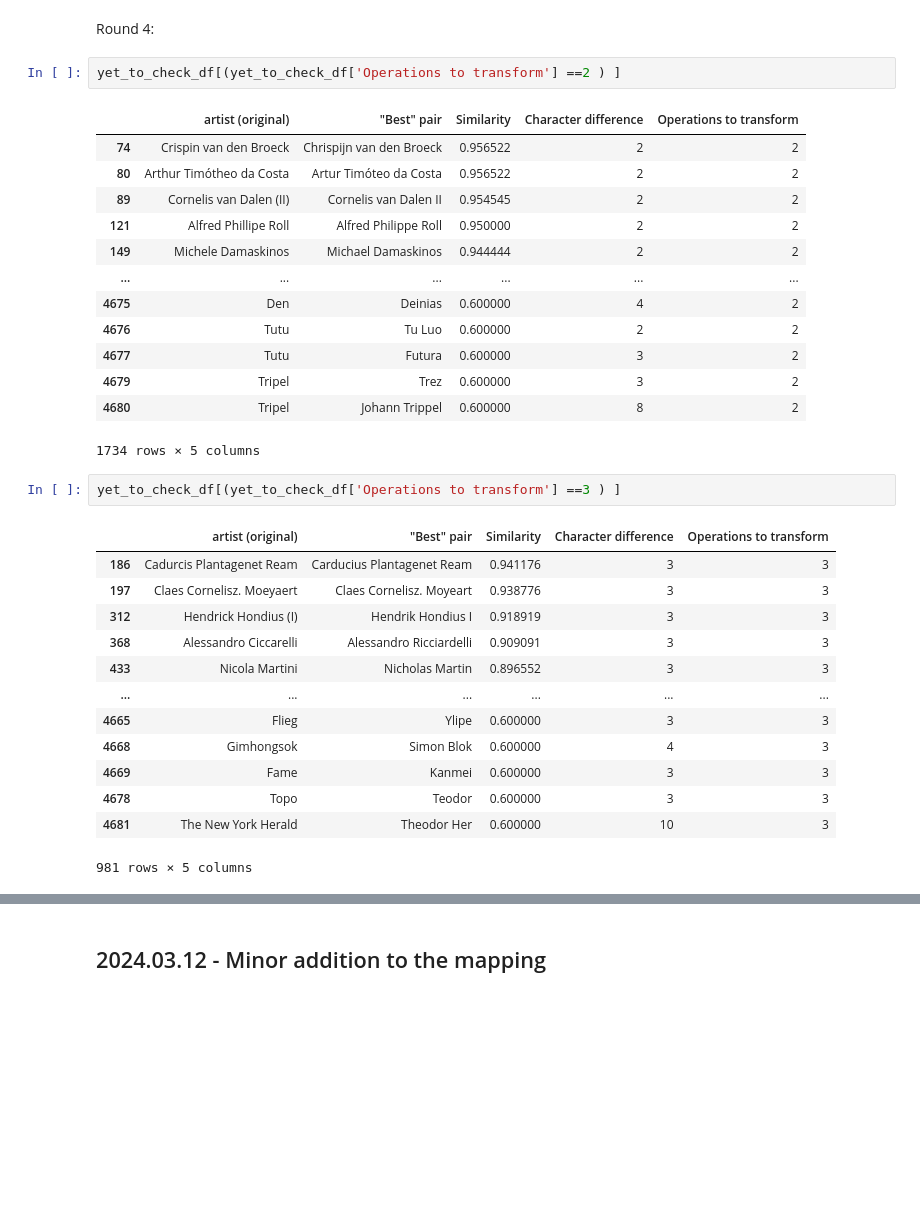
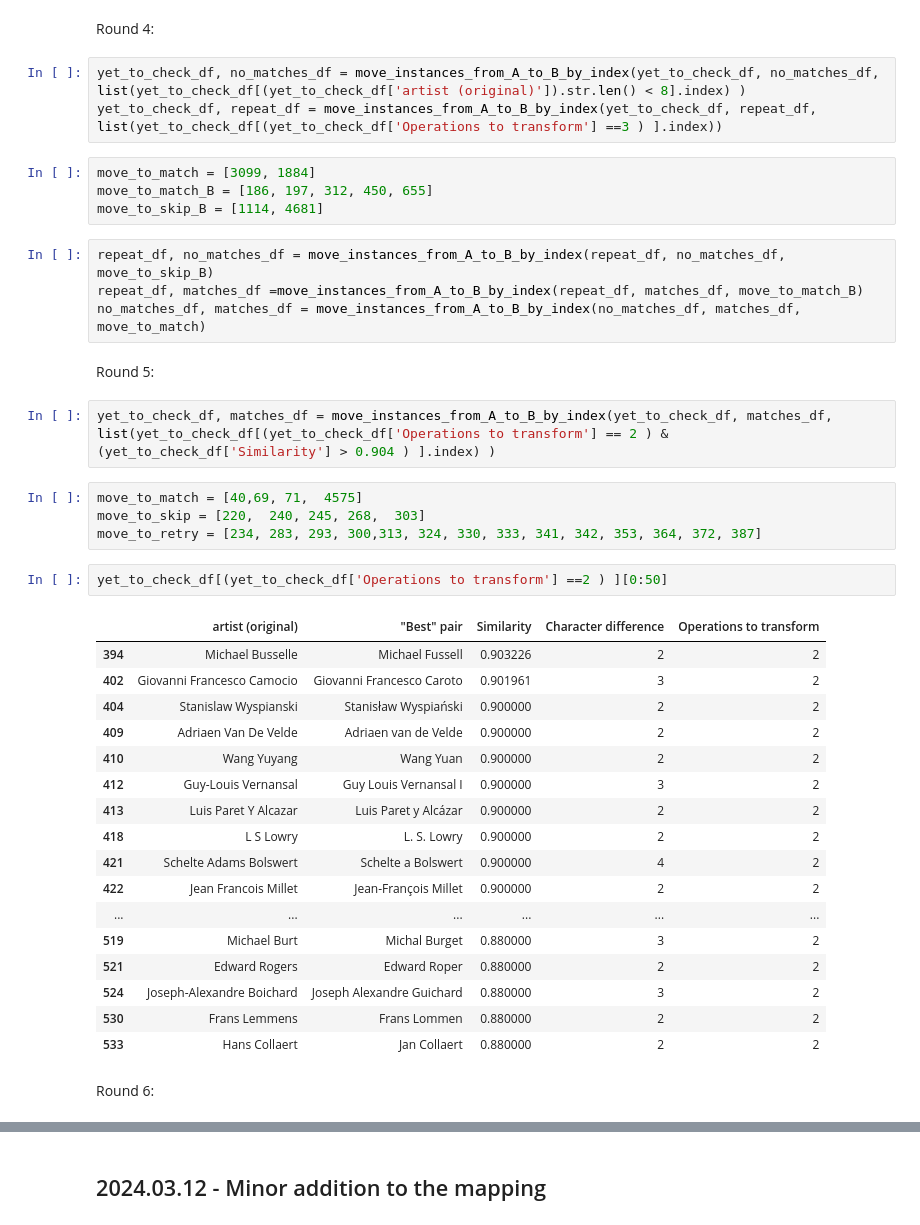
Before and after one commit to me9hanics/PainterPalette, a Jupyter notebook: datasets_notebook.ipynb, the cells around one changed output, grey strips where cells are left out. Saved outputs shown, nothing was run; the diff lists cells and outputs as text; blank space fills up the shorter version.

```diff
--- a/datasets_notebook.ipynb
+++ b/datasets_notebook.ipynb
@@ -309,35 +309,44 @@ repeat_df.to_csv('datasets/saves/temporary/repeat_df.csv', index=False)
 yet_to_check_df.to_csv('datasets/saves/temporary/yet_to_check_df.csv', index=False)
 # %% [markdown]
 Round 4:
+# %%
+yet_to_check_df, no_matches_df = move_instances_from_A_to_B_by_index(yet_to_check_df, no_matches_df, list(yet_to_check_df[(yet_to_check_df['artist (original)']).str.len() < 8].index) )
+yet_to_check_df, repeat_df = move_instances_from_A_to_B_by_index(yet_to_check_df, repeat_df, list(yet_to_check_df[(yet_to_check_df['Operations to transform'] ==3 ) ].index))
+# %%
+move_to_match = [3099, 1884]
+move_to_match_B = [186, 197, 312, 450, 655]
+move_to_skip_B = [1114, 4681]
+# %%
+repeat_df, no_matches_df = move_instances_from_A_to_B_by_index(repeat_df, no_matches_df, move_to_skip_B)
+repeat_df, matches_df =move_instances_from_A_to_B_by_index(repeat_df, matches_df, move_to_match_B)
+no_matches_df, matches_df = move_instances_from_A_to_B_by_index(no_matches_df, matches_df, move_to_match)
+# %% [markdown]
+Round 5:
+# %%
+yet_to_check_df, matches_df = move_instances_from_A_to_B_by_index(yet_to_check_df, matches_df, list(yet_to_check_df[(yet_to_check_df['Operations to transform'] == 2 ) & (yet_to_check_df['Similarity'] > 0.904 ) ].index) )
+# %%
+move_to_match = [40,69, 71,  4575]
+move_to_skip = [220,  240, 245, 268,  303]
+move_to_retry = [234, 283, 293, 300,313, 324, 330, 333, 341, 342, 353, 364, 372, 387]
 # %%
-yet_to_check_df[(yet_to_check_df['Operations to transform'] ==2 ) ]
+yet_to_check_df[(yet_to_check_df['Operations to transform'] ==2 ) ][0:50]
 # %% [output]
 |  | artist (original) | "Best" pair | Similarity | Character difference | Operations to transform |
-| 74 | Crispin van den Broeck | Chrispijn van den Broeck | 0.956522 | 2 | 2 |
-| 80 | Arthur Timótheo da Costa | Artur Timóteo da Costa | 0.956522 | 2 | 2 |
-| 89 | Cornelis van Dalen (II) | Cornelis van Dalen II | 0.954545 | 2 | 2 |
-| 121 | Alfred Phillipe Roll | Alfred Philippe Roll | 0.950000 | 2 | 2 |
-| 149 | Michele Damaskinos | Michael Damaskinos | 0.944444 | 2 | 2 |
+| 394 | Michael Busselle | Michael Fussell | 0.903226 | 2 | 2 |
+| 402 | Giovanni Francesco Camocio | Giovanni Francesco Caroto | 0.901961 | 3 | 2 |
+| 404 | Stanislaw Wyspianski | Stanisław Wyspiański | 0.900000 | 2 | 2 |
+| 409 | Adriaen Van De Velde | Adriaen van de Velde | 0.900000 | 2 | 2 |
+| 410 | Wang Yuyang | Wang Yuan | 0.900000 | 2 | 2 |
+| 412 | Guy-Louis Vernansal | Guy Louis Vernansal I | 0.900000 | 3 | 2 |
+| 413 | Luis Paret Y Alcazar | Luis Paret y Alcázar | 0.900000 | 2 | 2 |
+| 418 | L S Lowry | L. S. Lowry | 0.900000 | 2 | 2 |
+| 421 | Schelte Adams Bolswert | Schelte a Bolswert | 0.900000 | 4 | 2 |
+| 422 | Jean Francois Millet | Jean-François Millet | 0.900000 | 2 | 2 |
 | ... | ... | ... | ... | ... | ... |
-| 4675 | Den | Deinias | 0.600000 | 4 | 2 |
-| 4676 | Tutu | Tu Luo | 0.600000 | 2 | 2 |
-| 4677 | Tutu | Futura | 0.600000 | 3 | 2 |
-| 4679 | Tripel | Trez | 0.600000 | 3 | 2 |
-| 4680 | Tripel | Johann Trippel | 0.600000 | 8 | 2 |
+| 519 | Michael Burt | Michal Burget | 0.880000 | 3 | 2 |
+| 521 | Edward Rogers | Edward Roper | 0.880000 | 2 | 2 |
+| 524 | Joseph-Alexandre Boichard | Joseph Alexandre Guichard | 0.880000 | 3 | 2 |
+| 530 | Frans Lemmens | Frans Lommen | 0.880000 | 2 | 2 |
+| 533 | Hans Collaert | Jan Collaert | 0.880000 | 2 | 2 |
-1734 rows × 5 columns
-# %%
-yet_to_check_df[(yet_to_check_df['Operations to transform'] ==3 ) ]
-# %% [output]
-|  | artist (original) | "Best" pair | Similarity | Character difference | Operations to transform |
-| 186 | Cadurcis Plantagenet Ream | Carducius Plantagenet Ream | 0.941176 | 3 | 3 |
-| 197 | Claes Cornelisz. Moeyaert | Claes Cornelisz. Moyeart | 0.938776 | 3 | 3 |
-| 312 | Hendrick Hondius (I) | Hendrik Hondius I | 0.918919 | 3 | 3 |
-| 368 | Alessandro Ciccarelli | Alessandro Ricciardelli | 0.909091 | 3 | 3 |
-| 433 | Nicola Martini | Nicholas Martin | 0.896552 | 3 | 3 |
-| ... | ... | ... | ... | ... | ... |
-| 4665 | Flieg | Ylipe | 0.600000 | 3 | 3 |
-| 4668 | Gimhongsok | Simon Blok | 0.600000 | 4 | 3 |
-| 4669 | Fame | Kanmei | 0.600000 | 3 | 3 |
-| 4678 | Topo | Teodor | 0.600000 | 3 | 3 |
-| 4681 | The New York Herald | Theodor Her | 0.600000 | 10 | 3 |
-981 rows × 5 columns
+# %% [markdown]
+Round 6:
```
Also changed, not shown: parts of 2 cells of this notebook.
